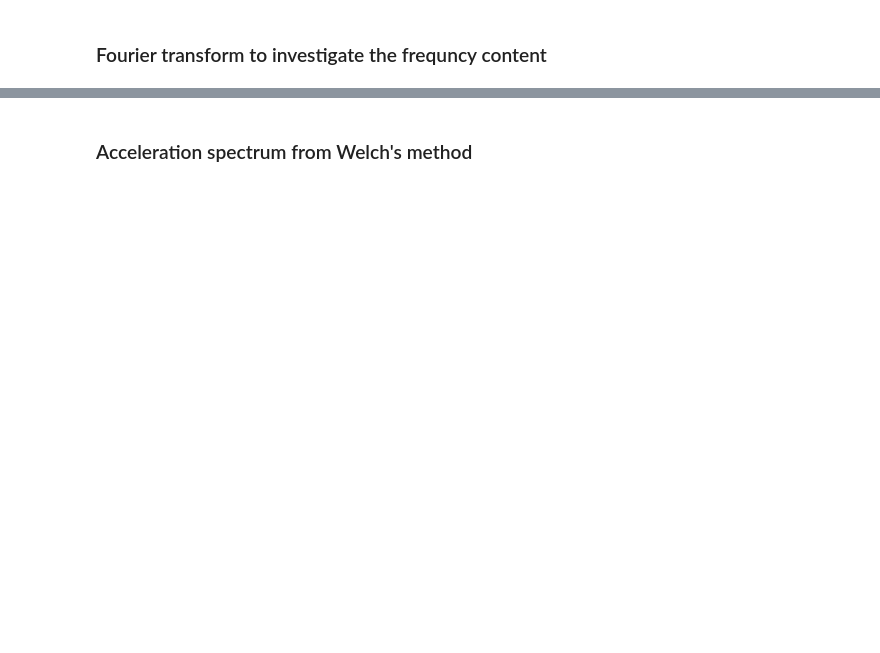
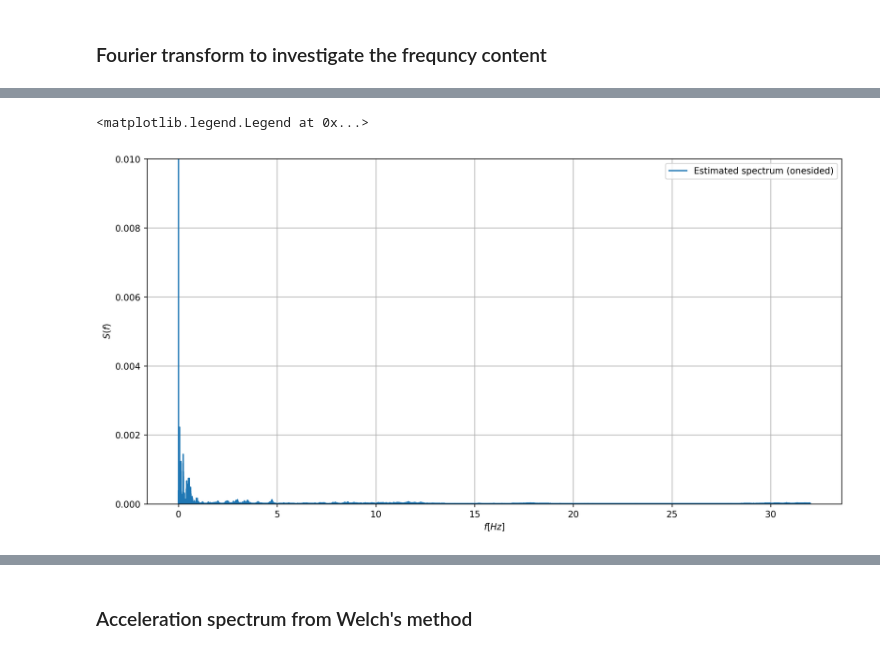
Before and after one commit to emilnebb/AOMA_Halogaland, a Jupyter notebook: data_exploration/acceleration_exploration.ipynb, the cells around one changed output, grey strips where cells are left out. Cells and saved outputs as stored; diff of their text form; code cells hidden in the pictures; blank space fills up the shorter version.

```diff
--- a/data_exploration/acceleration_exploration.ipynb
+++ b/data_exploration/acceleration_exploration.ipynb
@@ -39,0 +46,24 @@ plt.show()
+# %%
+dt=acc['timestamp'][1]-acc['timestamp'][0] # Time step
+"""
+Xfft = np.fft.fft(acc['1y'])/acc['timestamp'].shape[-1]
+Sx_est = np.fft.fftshift(Xfft) # This shifts the DFT negative f, mean, positive f: [-w 0 w]
+f_est = np.linspace(-1/2/dt,1/2/dt,acc['timestamp'].shape[0]); # Frequency axis in Hz
+"""
+
+
+
+Sx_est = (2.0/len(acc['1y']))*np.fft.rfft(acc['1y'])
+f_est = np.fft.rfftfreq(acc['1y'].shape[0],dt)
+
+plt.figure(figsize=(14,7), dpi= 250)
+plt.plot(f_est, np.abs(Sx_est) ,label = 'Estimated spectrum (onesided)')
+plt.xlabel('$f [Hz]$')
+plt.ylabel('$S(f)$')
+plt.ylim([0, 0.01])
+#plt.xlim([0, 5])
+plt.grid()
+plt.legend()
+# %% [output]
+<matplotlib.legend.Legend at 0x...>
+[figure, added]
```
Also changed, not shown: parts of 20 cells of this notebook, 4 other files.
